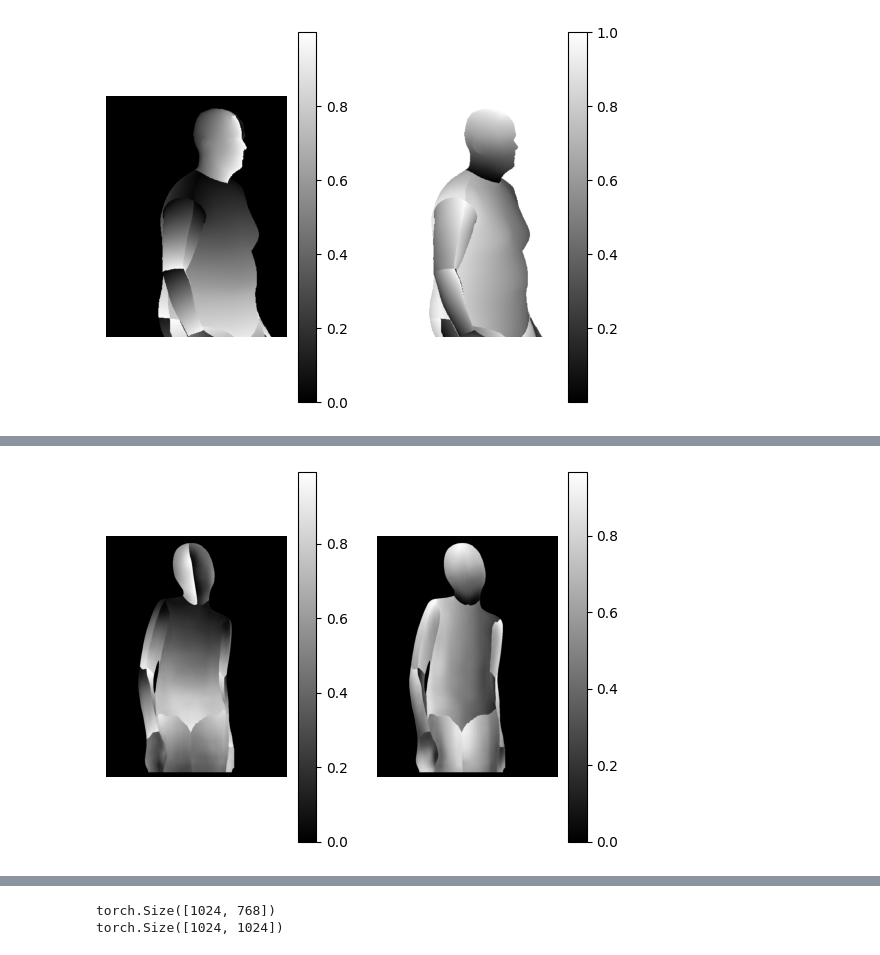
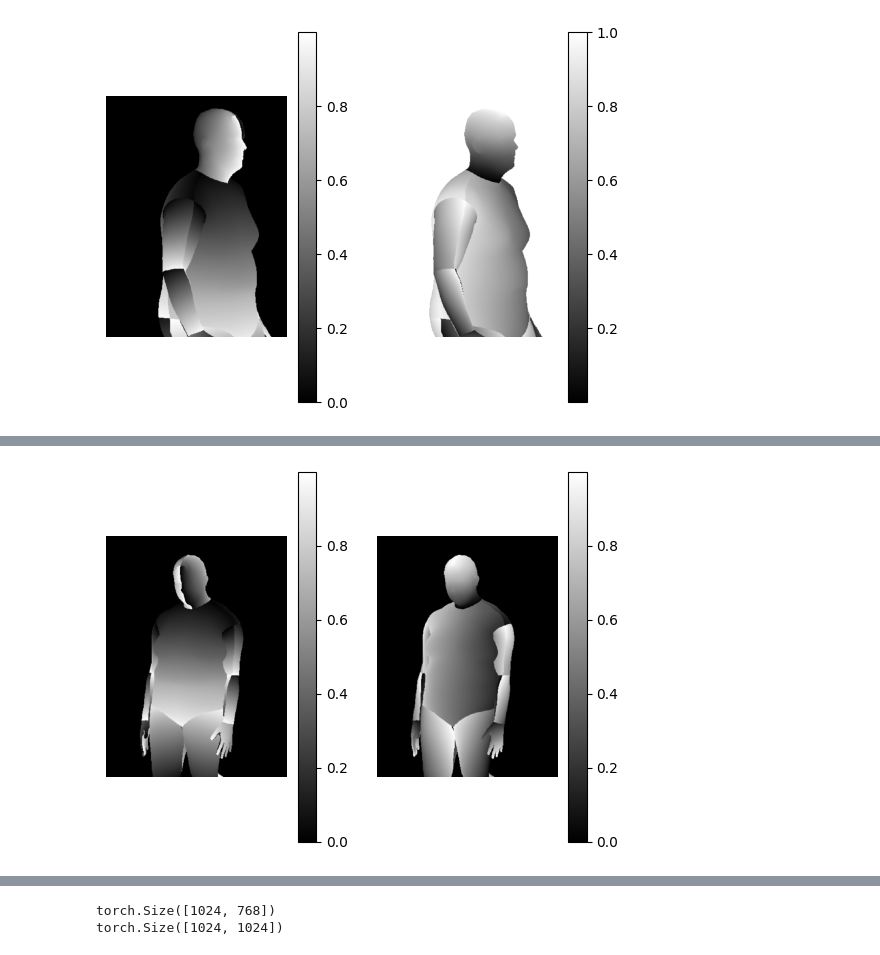
Before and after one commit to Sihui-Ji-10-9/DisCo10.9, a Jupyter notebook: tsv_example/visualize_tsv.ipynb, the cells around one changed output, grey strips where cells are left out. Saved outputs shown, nothing was run; the diff lists cells and outputs as text; code cells hidden in the pictures.

```diff
--- a/tsv_example/visualize_tsv.ipynb
+++ b/tsv_example/visualize_tsv.ipynb
@@ -271,25 +295,29 @@ tensor_transforms = transforms.Compose(
 )
 imSize = (512, 640)
 h, w = imSize[1], imSize[0]
-dp_path = '/HOME/HOME/jisihui/VITON-hd-resized/try/densepose/00006_00.jpg.npy'
-dp_path0 = '/home/nfs/jsh/HierarchicalProbabilistic3DHuman/output/my/iuv1.npy'
-dp_path2 = '/home/nfs/jsh/HierarchicalProbabilistic3DHuman/output/my/iuv1_45.npy'
-dp_path1 = '/home/nfs/jsh/HierarchicalProbabilistic3DHuman/output/my/iuv1_22_5.npy'
+dp_path = '/home/nfs/jsh/HierarchicalProbabilistic3DHuman/output/my4/iuv_0.npy'
+
+dp_path0 = '/home/nfs/jsh/HierarchicalProbabilistic3DHuman/output/my4/i_0.npy'
+
+dp_path2 = '/home/nfs/jsh/HierarchicalProbabilistic3DHuman/output/my4/iuv_0.npy'
+
+dp_path1 = '/home/nfs/jsh/HierarchicalProbabilistic3DHuman/output/my4/iuv_0.npy'
+
 # from IPython import embed; embed()
 data00 = np.load(dp_path)[0, :, :]
 data01 = np.load(dp_path)[1, :, :]
 # data1 = np.load(dp_path0)
 data10 = np.load(dp_path0)[ 0, :, :]
-data11 = np.load(dp_path0)[ 1, :, :]
-data11[data11 != 0] = 1 - data11[data11 != 0]
-data1=np.array([data10,data11])
-print(data1.shape)
-np.save('/home/nfs/jsh/HierarchicalProbabilistic3DHuman/output/my/iuv1.npy', data1)
+# data11 = np.load(dp_path0)[ 1, :, :]
+# data11[data11 != 0] = 1 - data11[data11 != 0]
+# data1=np.array([data10,data11])
+# print(data1.shape)
+# np.save('/home/nfs/jsh/HierarchicalProbabilistic3DHuman/output/my/iuv1.npy', data1)
 
-data2 = np.load(dp_path1)[0, :, :]
-data3 = 1-np.load(dp_path1)[1, :, :]
-data4 = np.load(dp_path2)[0, :, :]
-data5 = 1-np.load(dp_path2)[1, :, :]
+# data2 = np.load(dp_path1)[0, :, :]
+# data3 = 1-np.load(dp_path1)[1, :, :]
+# data4 = np.load(dp_path2)[0, :, :]
+# data5 = 1-np.load(dp_path2)[1, :, :]
 
 print(data00.shape)
 plt.subplot(1,2,1)
@@ -308,50 +336,42 @@ plt.colorbar()
 plt.show()
 
 print(data10.shape)
-plt.subplot(1,2,1)
 plt.axis('off')
 # 绘制图像
 plt.imshow(data10, cmap='gray')
 # 添加颜色条
 plt.colorbar()
-
-plt.subplot(1,2,2)
-plt.axis('off')
-# 绘制图像
-plt.imshow(data11,cmap='gray')
-# 添加颜色条
-plt.colorbar()
 plt.show()
 
-print(data2.shape)
-plt.subplot(1,2,1)
-plt.axis('off')
-# 绘制图像
-plt.imshow(data2, cmap='gray')
-# 添加颜色条
-plt.colorbar()
+# print(data2.shape)
+# plt.subplot(1,2,1)
+# plt.axis('off')
+# # 绘制图像
+# plt.imshow(data2, cmap='gray')
+# # 添加颜色条
+# plt.colorbar()
 
-plt.subplot(1,2,2)
-plt.axis('off')
-# 绘制图像
-plt.imshow(data3,cmap='gray')
-# 添加颜色条
-plt.colorbar()
-plt.show()
+# plt.subplot(1,2,2)
+# plt.axis('off')
+# # 绘制图像
+# plt.imshow(data3,cmap='gray')
+# # 添加颜色条
+# plt.colorbar()
+# plt.show()
 
-print(data4.shape)
-plt.subplot(1,2,1)
-plt.axis('off')
-# 绘制图像
-plt.imshow(data4, cmap='gray')
-# 添加颜色条
-plt.colorbar()
+# print(data4.shape)
+# plt.subplot(1,2,1)
+# plt.axis('off')
+# # 绘制图像
+# plt.imshow(data4, cmap='gray')
+# # 添加颜色条
+# plt.colorbar()
 
-plt.subplot(1,2,2)
-plt.axis('off')
-# 绘制图像
-plt.imshow(data5,cmap='gray')
-# 添加颜色条
-plt.colorbar()
-plt.show()
+# plt.subplot(1,2,2)
+# plt.axis('off')
+# # 绘制图像
+# plt.imshow(data5,cmap='gray')
+# # 添加颜色条
+# plt.colorbar()
+# plt.show()
 # %% [output]
@@ -359,2 +378,2 @@ plt.show()
 (1024, 768)
-[figure, old version]
+[figure, new version]
```
Also changed, not shown: parts of 10 cells of this notebook, 13 other files.
